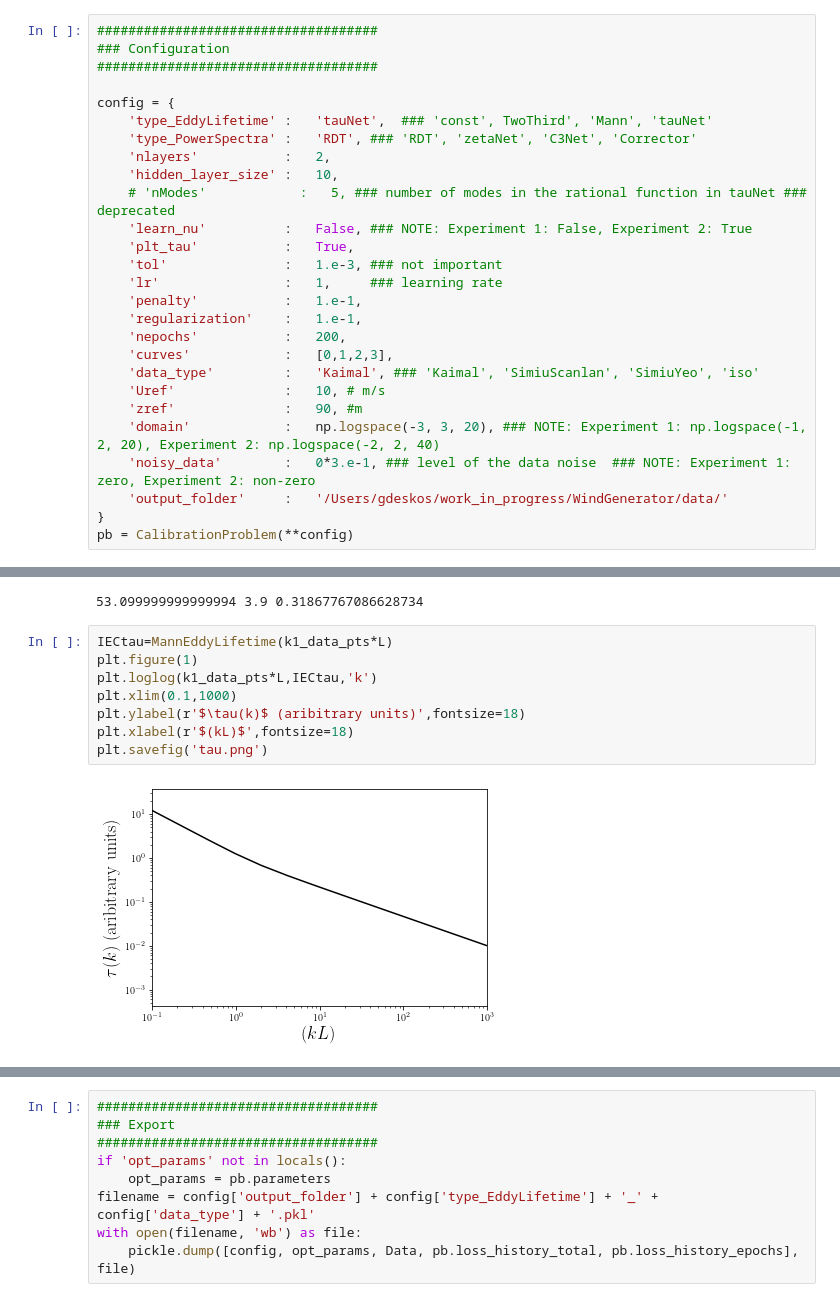
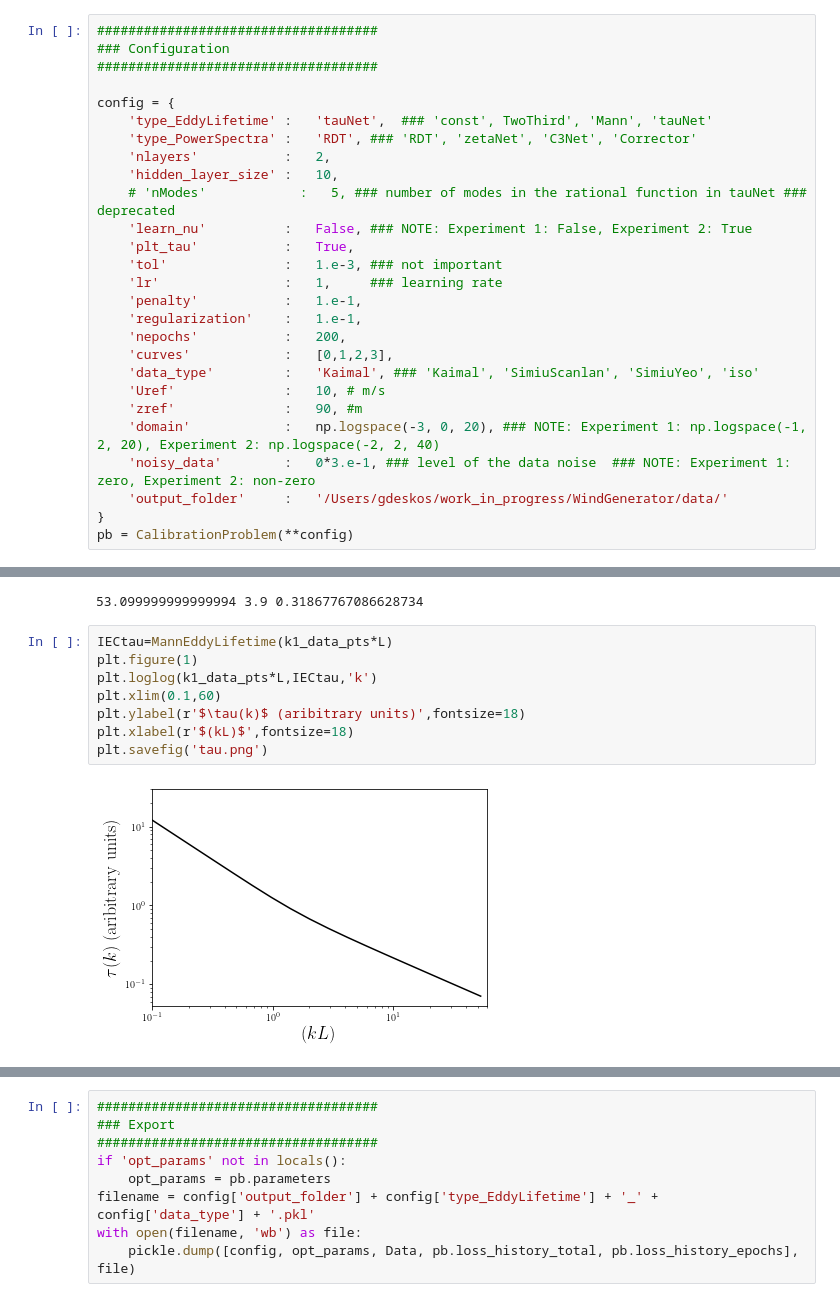
Before and after one commit to gdeskos/WindGenerator, a Jupyter notebook: script/Calibration.ipynb, the cells around one changed output, grey strips where cells are left out. Cells and saved outputs as stored; diff of their text form.

```diff
--- a/script/Calibration.ipynb
+++ b/script/Calibration.ipynb
@@ -39,7 +39,7 @@ config = {
     'data_type'         :   'Kaimal', ### 'Kaimal', 'SimiuScanlan', 'SimiuYeo', 'iso'
     'Uref'              :   10, # m/s
     'zref'              :   90, #m
-    'domain'            :   np.logspace(-3, 3, 20), ### NOTE: Experiment 1: np.logspace(-1, 2, 20), Experiment 2: np.logspace(-2, 2, 40)
+    'domain'            :   np.logspace(-3, 0, 20), ### NOTE: Experiment 1: np.logspace(-1, 2, 20), Experiment 2: np.logspace(-2, 2, 40)
     'noisy_data'        :   0*3.e-1, ### level of the data noise  ### NOTE: Experiment 1: zero, Experiment 2: non-zero
     'output_folder'     :   '/Users/gdeskos/work_in_progress/WindGenerator/data/'
 }
@@ -95,13 +95,13 @@ DataValues = Data[1]
 # %%
 IECtau=MannEddyLifetime(k1_data_pts*L)
 plt.figure(1)
 plt.loglog(k1_data_pts*L,IECtau,'k')
-plt.xlim(0.1,1000)
+plt.xlim(0.1,60)
 plt.ylabel(r'$\tau(k)$ (aribitrary units)',fontsize=18)
 plt.xlabel(r'$(kL)$',fontsize=18)
 plt.savefig('tau.png')
 # %% [output]
-[figure, old version]
+[figure, new version]
 # %%
 ####################################
 ### Just plot
```
Also changed, not shown: parts of 2 cells of this notebook, 4 other files.
